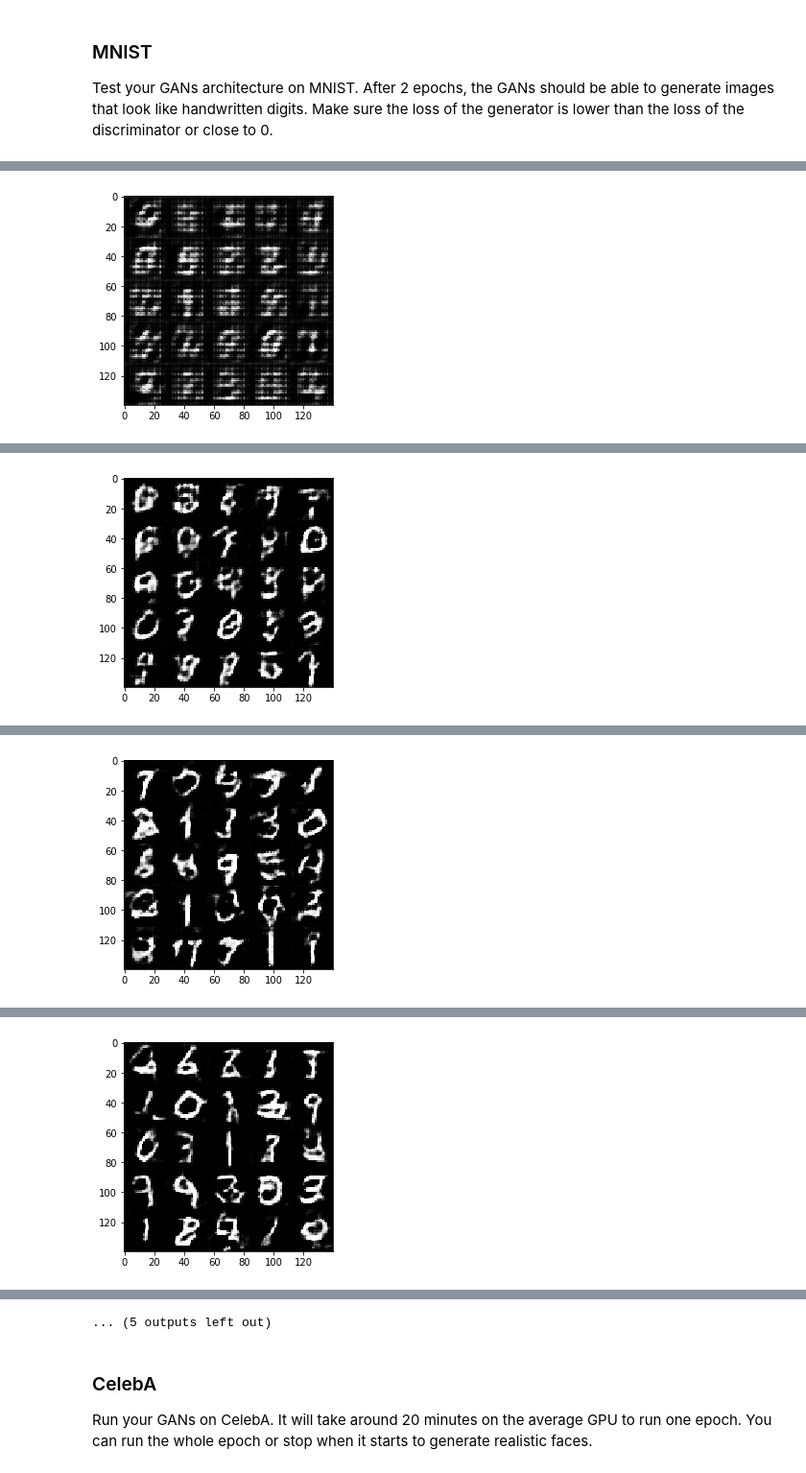
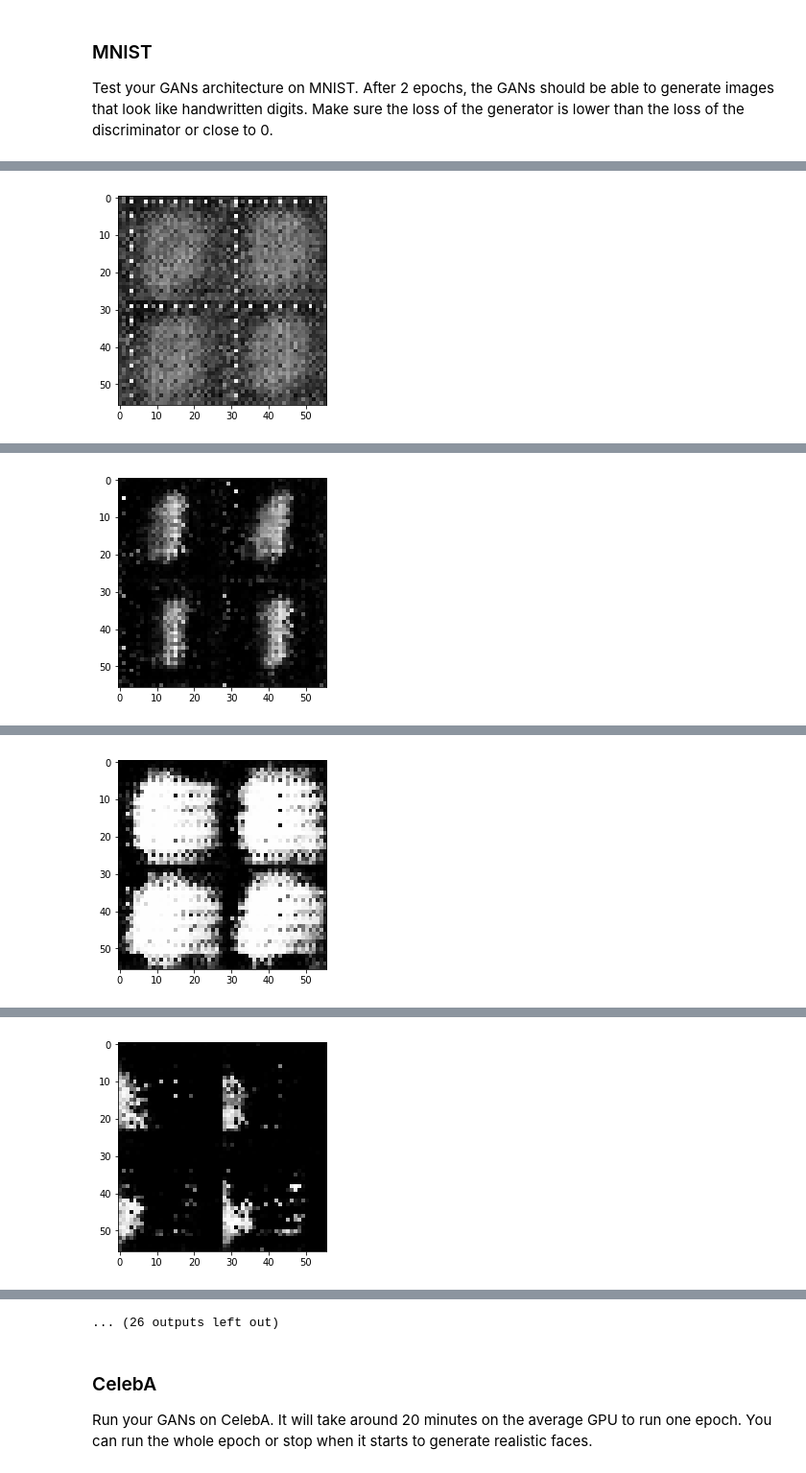
Before and after one commit to HananBahy/face_generation, a Jupyter notebook: dlnd_face_generation.ipynb, the cells around one changed output, grey strips where cells are left out. Shown at 96% size. Saved outputs shown, nothing was run; the diff lists cells and outputs as text; code cells hidden in the pictures.

```diff
--- a/dlnd_face_generation.ipynb
+++ b/dlnd_face_generation.ipynb
@@ -126,18 +133,15 @@ def model_inputs(image_width, image_height, image_channels, z_dim):
     :return: Tuple of (tensor of real input images, tensor of z data, learning rate)
     """
     # TODO: Implement Function
-    real_image = tf.placeholder(tf.float32, [None, image_width, image_height, image_channels],name='real_image')
-    fake_image = tf.placeholder(tf.float32, [None, z_dim] ,name='fake_image')
-    learning_rate = tf.placeholder(tf.float32, name='learning_rate')
-
-
-    return real_image, fake_image, learning_rate
+    real_input = tf.placeholder(tf.float32 ,(None,image_width,image_height,image_channels),name="realInput")
+    input_z =     tf.placeholder(tf.float32 ,(None,z_dim),name='input_z')
+    lr =tf.placeholder(tf.float32)
+    return real_input , input_z ,lr
 
 
 """
 DON'T MODIFY ANYTHING IN THIS CELL THAT IS BELOW THIS LINE
 """
-#mark_used()
 tests.test_model_inputs(model_inputs)
 # %% [output]
 ERROR:tensorflow:==================================
@@ -291,16 +342,20 @@ def model_opt(d_loss, g_loss, learning_rate, beta1):
     :return: A tuple of (discriminator training operation, generator training operation)
     """
     # TODO: Implement Function
-    varis = tf.trainable_variables()
+    #Get The trainable_variables , split it into G and D  parts
+    t_vars = tf.trainable_variables()     #A list of all variables in the graph
+               #trainables  -------a lsit of all variables in the graph
 
-    d_vars = [var for var in varis if (var.name.startswith('discriminator'))]
-    g_vars = [var for var in varis if (var.name.startswith('generator'))]
+    g_vars =[var for var in t_vars  if var.name.startswith('generator')]  #variables of generator
+    d_vars =[var for var in t_vars if var.name.startswith('discriminator')]
 
+           #inside a graph scope
     with tf.control_dependencies(tf.get_collection(tf.GraphKeys.UPDATE_OPS)):
-        d_opt = tf.train.AdamOptimizer(learning_rate, beta1=beta1).minimize(d_loss, var_list=d_vars)
-        g_opt = tf.train.AdamOptimizer(learning_rate, beta1=beta1).minimize(g_loss, var_list=g_vars)
+        g_train_op = tf.train.AdamOptimizer(learning_rate ,beta1=beta1).minimize(g_loss ,var_list =g_vars)  #for Generator
+        d_train_op =tf.train.AdamOptimizer(learning_rate ,beta1=beta1).minimize(d_loss ,var_list =d_vars)  #for Discriminator
 
-    return d_opt, g_opt
+
+    return d_train_op , g_train_op
 
 
 """
@@ -396,10 +467,10 @@ def train(epoch_count, batch_size, z_dim, learning_rate, beta1, get_batches, dat
 ### MNIST
 Test your GANs architecture on MNIST.  After 2 epochs, the GANs should be able to generate images that look like handwritten digits.  Make sure the loss of the generator is lower than the loss of the discriminator or close to 0.
 # %%
-batch_size = 128
-z_dim = 128
-learning_rate = 0.002
-beta1 = 0.5
+batch_size = 64
+z_dim = 100
+learning_rate = .0002   #.001
+beta1 = .5
 
 
 """
@@ -409,6 +480,7 @@ epochs = 2
 
 mnist_dataset = helper.Dataset('mnist', glob(os.path.join(data_dir, 'mnist/*.jpg')))
 with tf.Graph().as_default():
+    print(mnist_dataset.shape)
     train(epochs, batch_size, z_dim, learning_rate, beta1, mnist_dataset.get_batches,
           mnist_dataset.shape, mnist_dataset.image_mode)
 # %% [output]
@@ -425 +498 @@ Epoch 1/2... Batch 100... Discriminator Loss: 0.9860... Generator Loss: 1.2203
-[figure, old version]
+[figure, new version]
@@ -436 +509 @@ Epoch 1/2... Batch 200... Discriminator Loss: 1.4900... Generator Loss: 0.5387
-[figure, old version]
+[figure, new version]
@@ -447 +520 @@ Epoch 1/2... Batch 300... Discriminator Loss: 1.3735... Generator Loss: 1.3730
-[figure, old version]
+[figure, new version]
@@ -458 +531 @@ Epoch 1/2... Batch 400... Discriminator Loss: 1.1846... Generator Loss: 0.9754
-[figure, old version]
+[figure, new version]
@@ -487,4 +554,4 @@ Epoch 2/2... Batch 200... Discriminator Loss: 1.1534... Generator Loss: 1.2086
-... (5 outputs left out)
+... (26 outputs left out)
 # %% [markdown]
 ### CelebA
 Run your GANs on CelebA.  It will take around 20 minutes on the average GPU to run one epoch.  You can run the whole epoch or stop when it starts to generate realistic faces.
```
Also changed, not shown: parts of 8 cells of this notebook.
